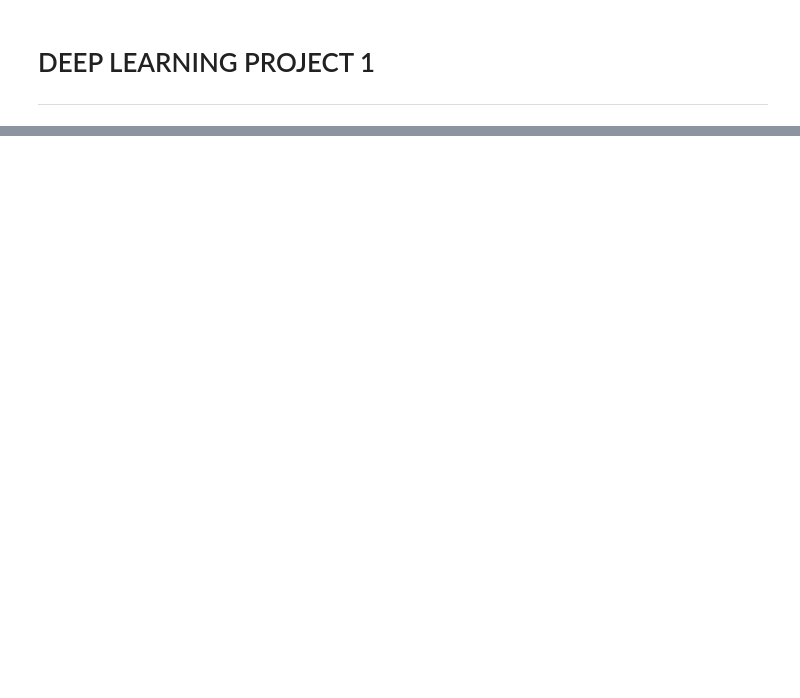
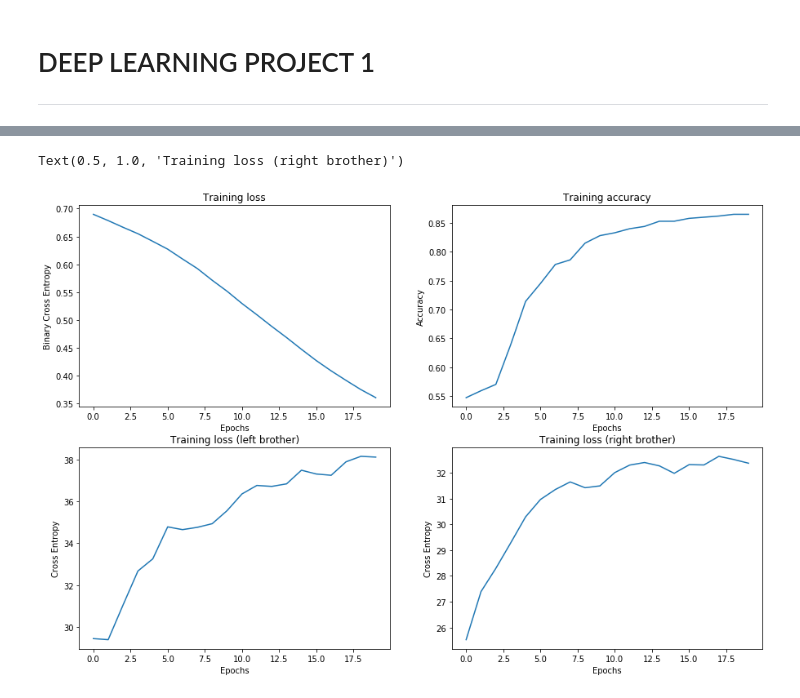
Before and after one commit to hm-haitham/DeepLearning, a Jupyter notebook: project_1/deep_learning_1_vGK.ipynb, the cells around one changed output, grey strips where cells are left out. Drawn from its saved outputs; the diff is of its cells as text; code cells hidden in the pictures; blank space fills up the shorter version.

```diff
--- a/project_1/deep_learning_1_vGK.ipynb
+++ b/project_1/deep_learning_1_vGK.ipynb
@@ -63,0 +143,4 @@ print(accuracy)
+# %%
+oscar21 = OscarNet(1, NET_HIDDEN_LAYER)
+oscar22 = OscarNet(1, NET_HIDDEN_LAYER)
+model2 = DesmondNet(1, oscar21, oscar22, NET_HIDDEN_LAYER)
@@ -63,0 +167,7 @@ print(accuracy)
+# %%
+tr_loss2, tr_acc2, tr_loss2_l, tr_loss2_r, te_loss2, te_acc2, te_loss2_l, te_loss2_r = train_siamese(model = model2,
+                                     dataloader = train_dataloader,
+                                     test_dataloader = test_dataloader,
+                                     epochs = EPOCHS,
+                                     final_criterion = FINAL_CRITERION,
+                                     learning_rate = LEARNING_RATE)
@@ -63,0 +192,29 @@ print(accuracy)
+# %%
+plt.figure(figsize=(15,10))
+
+plt.subplot(2,2,1)
+plt.plot(range(1, EPOCHS+1), tr_loss2)
+plt.xlabel('Epochs')
+plt.ylabel('Binary Cross Entropy')
+plt.title('Training loss')
+
+plt.subplot(2,2,2)
+plt.plot(range(1, EPOCHS+1), tr_acc2)
+plt.title('Training accuracy')
+plt.xlabel("Epochs")
+plt.ylabel("Accuracy")
+
+plt.subplot(2,2,3)
+plt.plot(range(1, EPOCHS+1), tr_loss2_l)
+plt.xlabel('Epochs')
+plt.ylabel('Cross Entropy')
+plt.title('Training loss (left brother)')
+
+plt.subplot(2,2,4)
+plt.plot(range(1, EPOCHS+1), tr_loss2_r)
+plt.xlabel('Epochs')
+plt.ylabel('Cross Entropy')
+plt.title('Training loss (right brother)')
+# %% [output]
+Text(0.5, 1.0, 'Training loss (right brother)')
+[figure, added]
```
Also changed, not shown: parts of 61 cells of this notebook, 11 other files.
